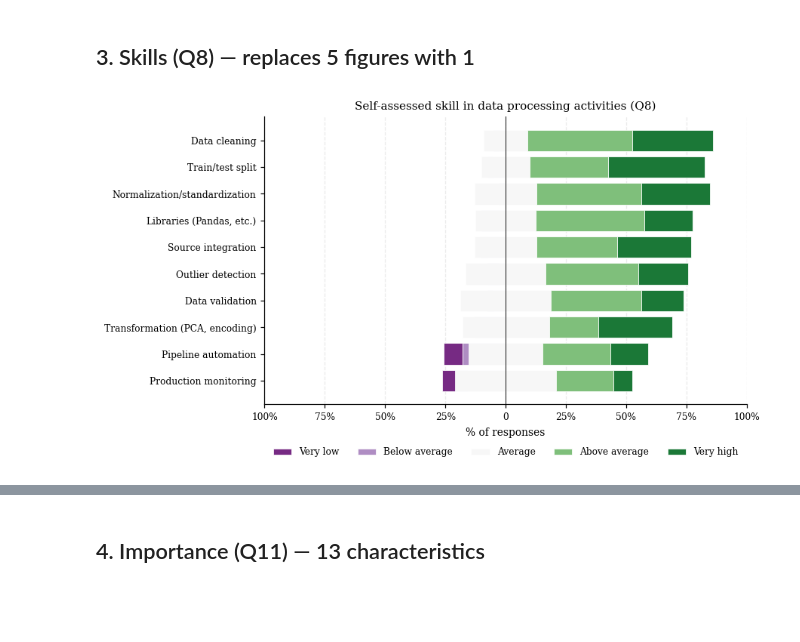
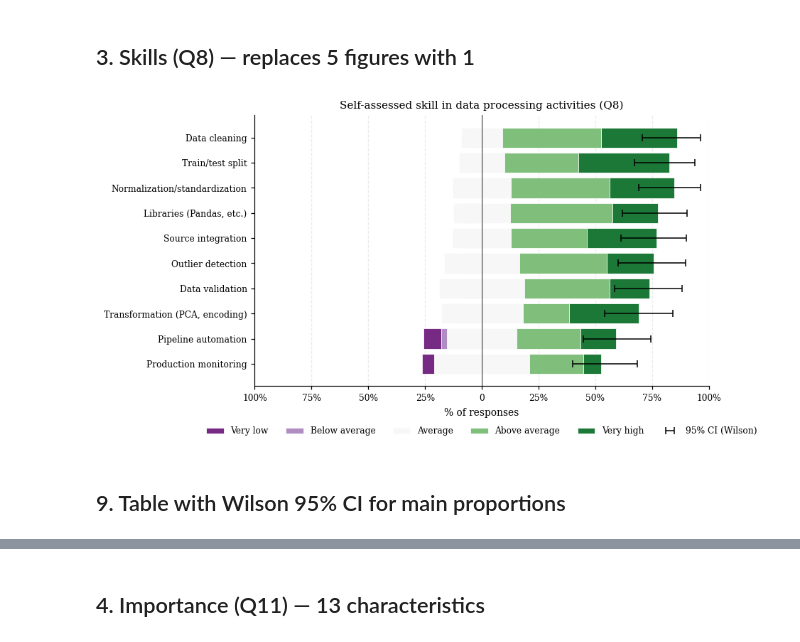
Before and after one commit to reset-ufc/data-quality-requirements-ml-systems, a Jupyter notebook: notebooks/02_descriptive.ipynb, the cells around one changed output, grey strips where cells are left out. Cells and saved outputs as stored; diff of their text form; code cells hidden in the pictures; blank space fills up the shorter version.

Commit message:
integrate stack graphs with IC Add relative heatmap

```diff
--- a/notebooks/02_descriptive.ipynb
+++ b/notebooks/02_descriptive.ipynb
@@ -207,17 +239,51 @@ def diverging_stacked(
+# %%
+def _wilson_ci_df(long_df, item_col, value_col, items, top_levels) -> pd.DataFrame:
+    """Compute % top-2 and Wilson 95% CI for each item in *items*.
+
+    Parameters
+    ----------
+    long_df : long-format DataFrame with columns [item_col, value_col]
+    items   : list of keys (values in item_col)
+    top_levels : iterable of Likert values that count as "positive" (e.g. [4, 5])
+
+    Returns
+    -------
+    DataFrame indexed by item key with columns pct_top2, ci_lo, ci_hi (all in %).
+    """
+    rows = {}
+    for key in items:
+        s = long_df.loc[long_df[item_col] == key, value_col].dropna()
+        n = len(s)
+        if n == 0:
+            rows[key] = {"pct_top2": float("nan"), "ci_lo": float("nan"), "ci_hi": float("nan")}
+            continue
+        successes = int(s.isin(top_levels).sum())
+        lo, hi = U.wilson_ci(successes, n)
+        rows[key] = {"pct_top2": successes / n * 100,
+                     "ci_lo": lo * 100,
+                     "ci_hi": hi * 100}
+    return pd.DataFrame(rows).T
 # %% [markdown]
 ## 3. Skills (Q8) — replaces 5 figures with 1
-# %%
-skills_renamed = skills_long.copy()
-fig = diverging_stacked(
-    skills_renamed.dropna(),
-    item_col="activity",
-    value_col="skill",
-    item_labels=U.SKILL_LABELS_PT,
-    level_labels=["Very low", "Below average", "Average", "Above average", "Very high"],
-    title="Self-assessed skill in data processing activities (Q8)",
-    figsize=(7.5, 4.5),
-)
-U.save_fig(fig, "skills_diverging")
-plt.show()
-# %% [output]
-[figure, removed]
+# %%
+skills_renamed = skills_long.copy()
+_skill_items = list(U.SKILL_LABELS_PT.keys())
+_skill_ci = _wilson_ci_df(
+    skills_renamed.dropna(), "activity", "skill", _skill_items, top_levels=[4, 5]
+)
+fig = diverging_stacked(
+    skills_renamed.dropna(),
+    item_col="activity",
+    value_col="skill",
+    item_labels=U.SKILL_LABELS_PT,
+    level_labels=["Very low", "Below average", "Average", "Above average", "Very high"],
+    title="Self-assessed skill in data processing activities (Q8)",
+    figsize=(7.5, 4.5),
+    ci_df=_skill_ci,
+)
+U.save_fig(fig, "skills_diverging")
+plt.show()
+# %% [output]
+[figure, added]
+# %% [markdown]
+## 9. Table with Wilson 95% CI for main proportions
```
Also changed, not shown: parts of 20 cells of this notebook.
